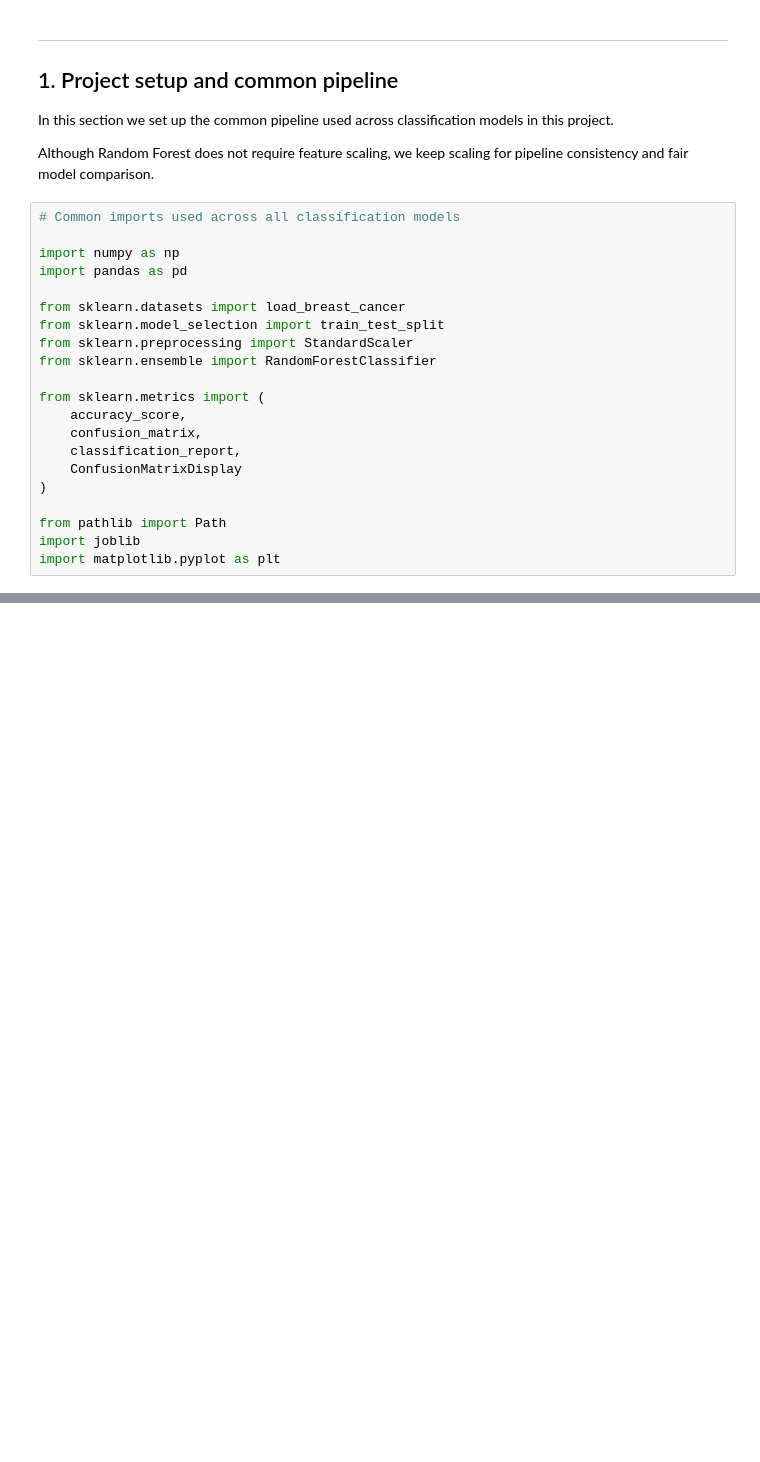
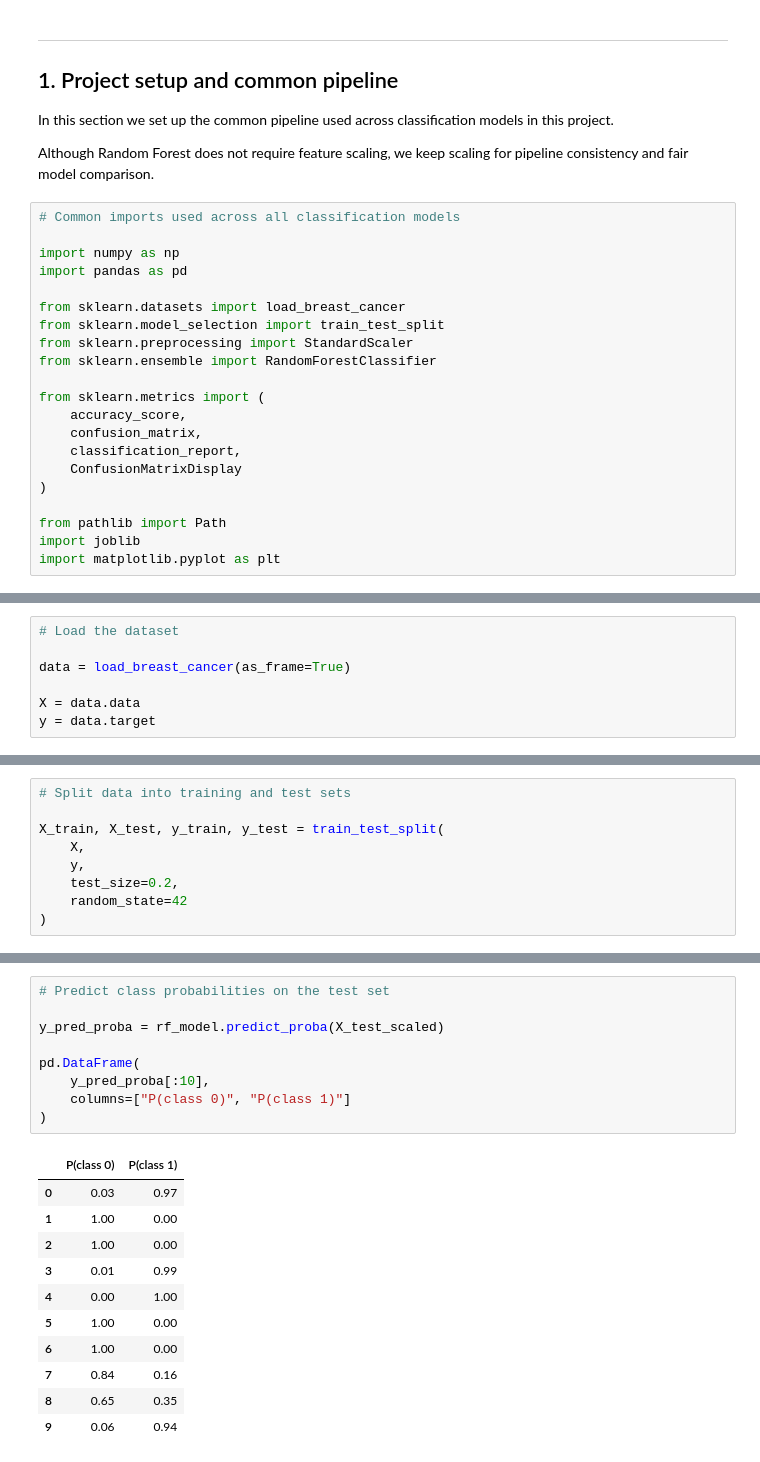
Before and after one commit to Aleex87/ml-methods, a Jupyter notebook: noteooks/supervised/classification/random_forest_classification.ipynb, the cells around one changed output, grey strips where cells are left out. Cells and saved outputs as stored; diff of their text form; blank space fills up the shorter version.

```diff
--- a/noteooks/supervised/classification/random_forest_classification.ipynb
+++ b/noteooks/supervised/classification/random_forest_classification.ipynb
@@ -116,0 +126,7 @@ import matplotlib.pyplot as plt
+# %%
+# Load the dataset
+
+data = load_breast_cancer(as_frame=True)
+
+X = data.data
+y = data.target
@@ -116,0 +159,9 @@ import matplotlib.pyplot as plt
+# %%
+# Split data into training and test sets
+
+X_train, X_test, y_train, y_test = train_test_split(
+    X,
+    y,
+    test_size=0.2,
+    random_state=42
+)
@@ -116,0 +499,21 @@ import matplotlib.pyplot as plt
+# %%
+# Predict class probabilities on the test set
+
+y_pred_proba = rf_model.predict_proba(X_test_scaled)
+
+pd.DataFrame(
+    y_pred_proba[:10],
+    columns=["P(class 0)", "P(class 1)"]
+)
+# %% [output]
+|  | P(class 0) | P(class 1) |
+| 0 | 0.03 | 0.97 |
+| 1 | 1.00 | 0.00 |
+| 2 | 1.00 | 0.00 |
+| 3 | 0.01 | 0.99 |
+| 4 | 0.00 | 1.00 |
+| 5 | 1.00 | 0.00 |
+| 6 | 1.00 | 0.00 |
+| 7 | 0.84 | 0.16 |
+| 8 | 0.65 | 0.35 |
+| 9 | 0.06 | 0.94 |
```
Also changed, not shown: parts of 70 cells of this notebook.
